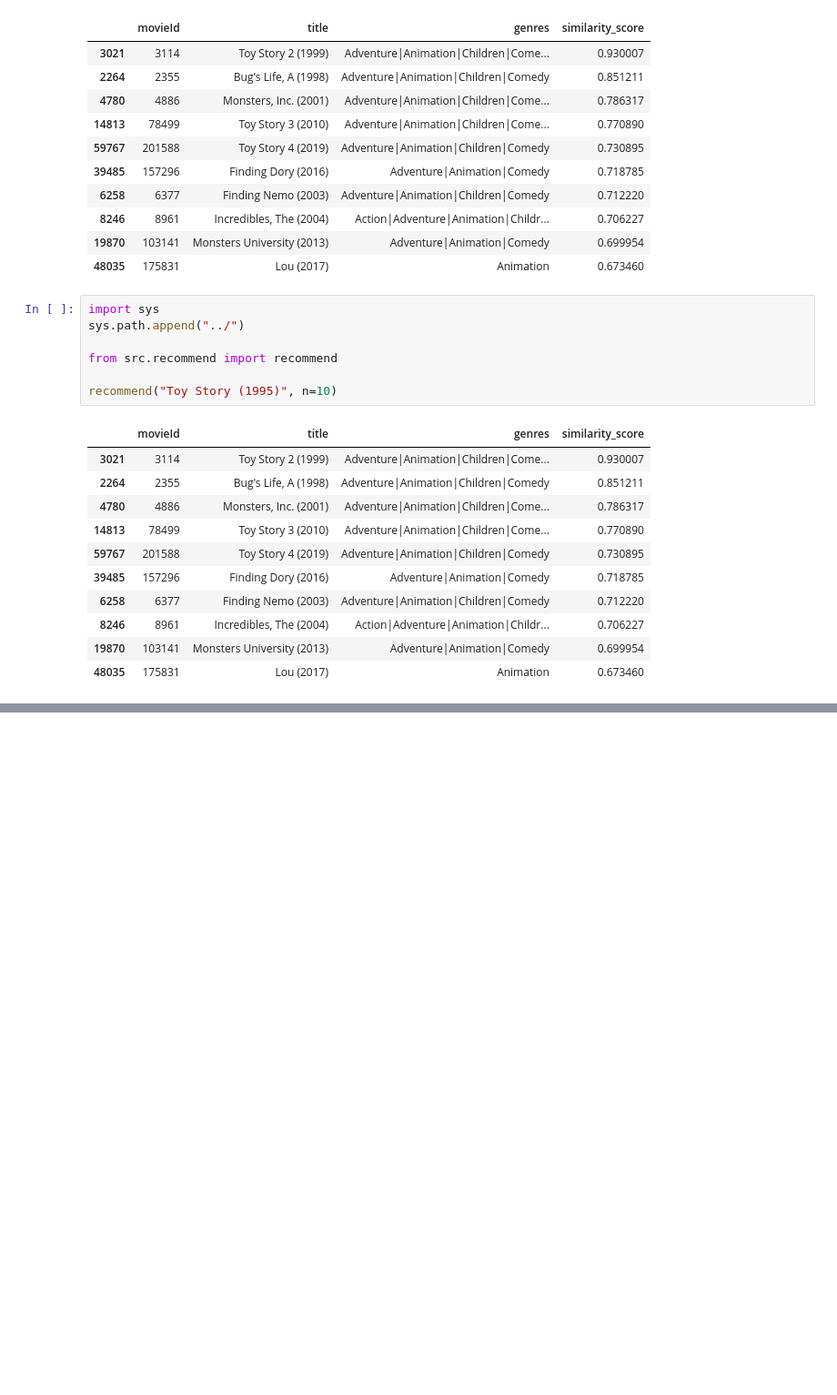
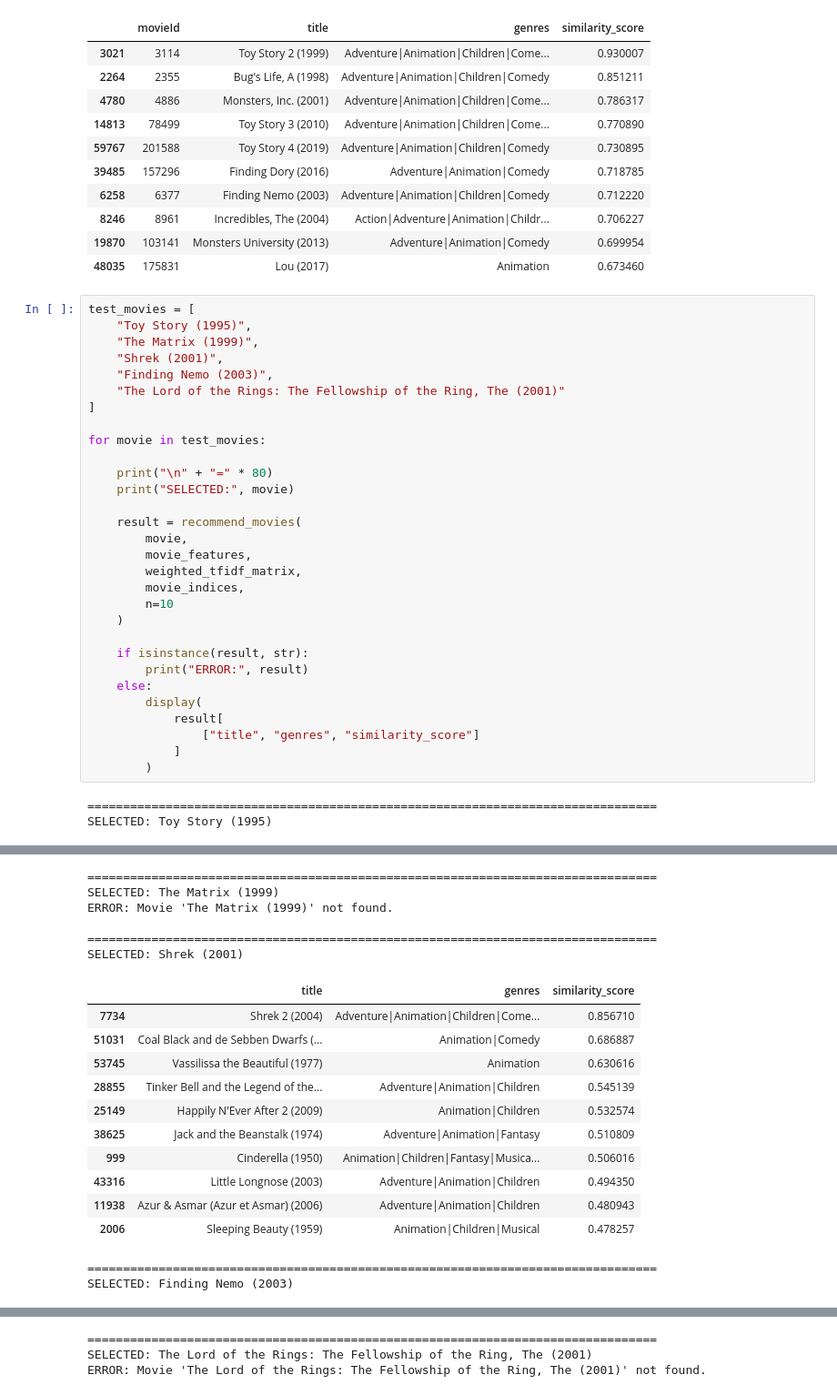
Before and after one commit to pandeyamratash/MovieReccomendationSystem, a Jupyter notebook: notebooks/content_based.ipynb, the cells around one changed output, grey strips where cells are left out. Shown at 91% size. Saved outputs shown, nothing was run; the diff lists cells and outputs as text; blank space fills up the shorter version.

```diff
--- a/notebooks/content_based.ipynb
+++ b/notebooks/content_based.ipynb
@@ -763,22 +749,36 @@ display(test_recommendations)
 | 8246 | 8961 | Incredibles, The (2004) | Action|Adventure|Animation|Childr... | 0.706227 |
 | 19870 | 103141 | Monsters University (2013) | Adventure|Animation|Comedy | 0.699954 |
 | 48035 | 175831 | Lou (2017) | Animation | 0.673460 |
-# %%
-import sys
-sys.path.append("../")
-
-from src.recommend import recommend
-
-recommend("Toy Story (1995)", n=10)
-# %% [output]
-|  | movieId | title | genres | similarity_score |
-| 3021 | 3114 | Toy Story 2 (1999) | Adventure|Animation|Children|Come... | 0.930007 |
-| 2264 | 2355 | Bug's Life, A (1998) | Adventure|Animation|Children|Comedy | 0.851211 |
-| 4780 | 4886 | Monsters, Inc. (2001) | Adventure|Animation|Children|Come... | 0.786317 |
-| 14813 | 78499 | Toy Story 3 (2010) | Adventure|Animation|Children|Come... | 0.770890 |
-| 59767 | 201588 | Toy Story 4 (2019) | Adventure|Animation|Children|Comedy | 0.730895 |
-| 39485 | 157296 | Finding Dory (2016) | Adventure|Animation|Comedy | 0.718785 |
-| 6258 | 6377 | Finding Nemo (2003) | Adventure|Animation|Children|Comedy | 0.712220 |
-| 8246 | 8961 | Incredibles, The (2004) | Action|Adventure|Animation|Childr... | 0.706227 |
-| 19870 | 103141 | Monsters University (2013) | Adventure|Animation|Comedy | 0.699954 |
-| 48035 | 175831 | Lou (2017) | Animation | 0.673460 |
+# %%
+test_movies = [
+    "Toy Story (1995)",
+    "The Matrix (1999)",
+    "Shrek (2001)",
+    "Finding Nemo (2003)",
+    "The Lord of the Rings: The Fellowship of the Ring, The (2001)"
+]
+
+for movie in test_movies:
+
+    print("\n" + "=" * 80)
+    print("SELECTED:", movie)
+
+    result = recommend_movies(
+        movie,
+        movie_features,
+        weighted_tfidf_matrix,
+        movie_indices,
+        n=10
+    )
+
+    if isinstance(result, str):
+        print("ERROR:", result)
+    else:
+        display(
+            result[
+                ["title", "genres", "similarity_score"]
+            ]
+        )
+# %% [output]
+================================================================================
+SELECTED: Toy Story (1995)
@@ -784,0 +796,19 @@ recommend("Toy Story (1995)", n=10)
+================================================================================
+SELECTED: The Matrix (1999)
+ERROR: Movie 'The Matrix (1999)' not found.
+
+================================================================================
+SELECTED: Shrek (2001)
+|  | title | genres | similarity_score |
+| 7734 | Shrek 2 (2004) | Adventure|Animation|Children|Come... | 0.856710 |
+| 51031 | Coal Black and de Sebben Dwarfs (... | Animation|Comedy | 0.686887 |
+| 53745 | Vassilissa the Beautiful (1977) | Animation | 0.630616 |
+| 28855 | Tinker Bell and the Legend of the... | Adventure|Animation|Children | 0.545139 |
+| 25149 | Happily N'Ever After 2 (2009) | Animation|Children | 0.532574 |
+| 38625 | Jack and the Beanstalk (1974) | Adventure|Animation|Fantasy | 0.510809 |
+| 999 | Cinderella (1950) | Animation|Children|Fantasy|Musica... | 0.506016 |
+| 43316 | Little Longnose (2003) | Adventure|Animation|Children | 0.494350 |
+| 11938 | Azur & Asmar (Azur et Asmar) (2006) | Adventure|Animation|Children | 0.480943 |
+| 2006 | Sleeping Beauty (1959) | Animation|Children|Musical | 0.478257 |
+================================================================================
+SELECTED: Finding Nemo (2003)
@@ -784,0 +826,3 @@ recommend("Toy Story (1995)", n=10)
+================================================================================
+SELECTED: The Lord of the Rings: The Fellowship of the Ring, The (2001)
+ERROR: Movie 'The Lord of the Rings: The Fellowship of the Ring, The (2001)' not found.
```
Also changed, not shown: parts of 16 cells of this notebook, 14 other files.
